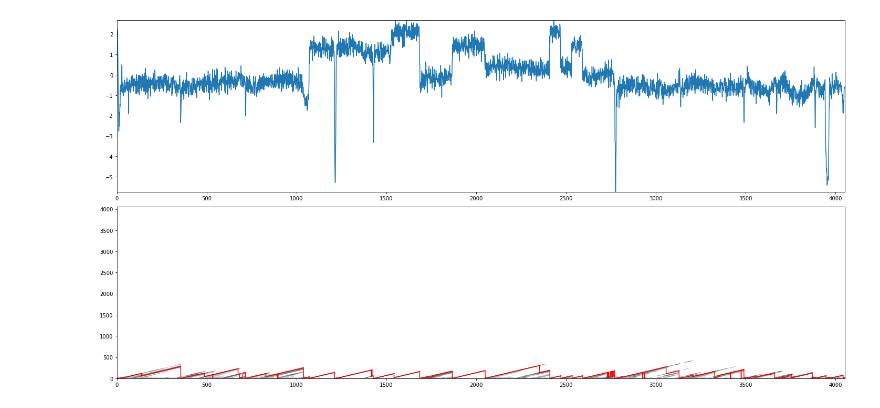
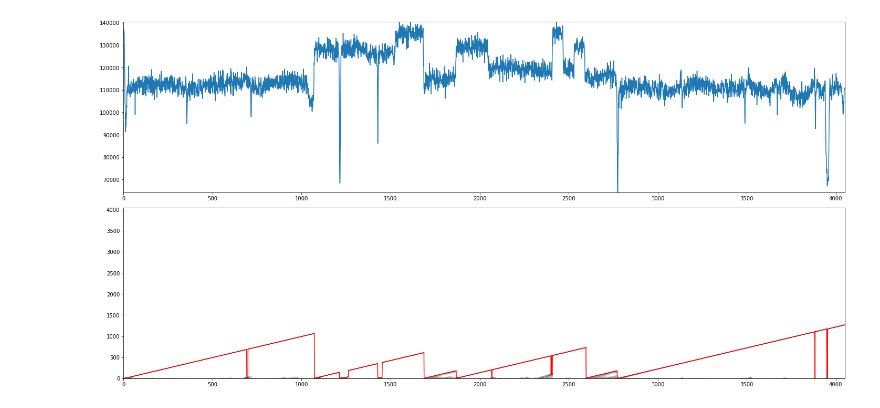
Before and after one commit to maltamiranomontero/DSM-bocd, a Jupyter notebook: notebooks/Well-log.ipynb, the cells around one changed output. Cells and saved outputs as stored; diff of their text form; code cells hidden in the pictures.

```diff
--- a/notebooks/Well-log.ipynb
+++ b/notebooks/Well-log.ipynb
@@ -1,11 +1,15 @@
 # %%
+import sys
+import os
+
+SCRIPT_DIR = os.path.dirname(os.path.abspath(os.getcwd()))
+sys.path.append(SCRIPT_DIR)
+
+import numpy as np
 import matplotlib.pyplot as plt
 from   matplotlib.colors import LogNorm
 
-from scipy.special import logsumexp
-from scipy import stats
-
-import numpy as np
+from tueplots import bundles
 
 from bocpd import bocpd
 from hazard import ConstantHazard
@@ -14,9 +18,11 @@ from plot import plot_posterior
 
 from sklearn import preprocessing
 # %%
-PATH = 'data/well log/well.txt'
+DATA_PATH = os.path.join(SCRIPT_DIR,'data/well-log')
+RESULT_PATH = os.path.join(SCRIPT_DIR,'notebooks/results/well-log')
+FILE_PATH = os.path.join(DATA_PATH,'well.txt')
 # %%
-data = np.loadtxt(PATH)
+data = np.loadtxt(FILE_PATH)
 T=len(data)
 data = data.reshape([T,1])
 # %%
@@ -37,11 +43,11 @@ def grad_b(x):
 def hess_t(x):
     return np.asarray([[[0,-1]]])
 
-beta = 0.05
+beta = 0.0005
 mean_mu0 = 0
 var_mu0 = 0.1
 
-mean_Sigma0 = 4
+mean_Sigma0 = 5
 var_Sigma0 = 0.5
 
 
@@ -78,4 +84,4 @@ Wall time: 10min 34s
-# %%
-plot_posterior(T, data_scaled, R_DSM_sampling)
-# %% [output]
-[figure, removed]
+# %%
+plot_posterior(T, data, R_DSM_sampling)
+# %% [output]
+[figure, added]
```
Also changed, not shown: parts of 1 cell of this notebook, 17 other files.
